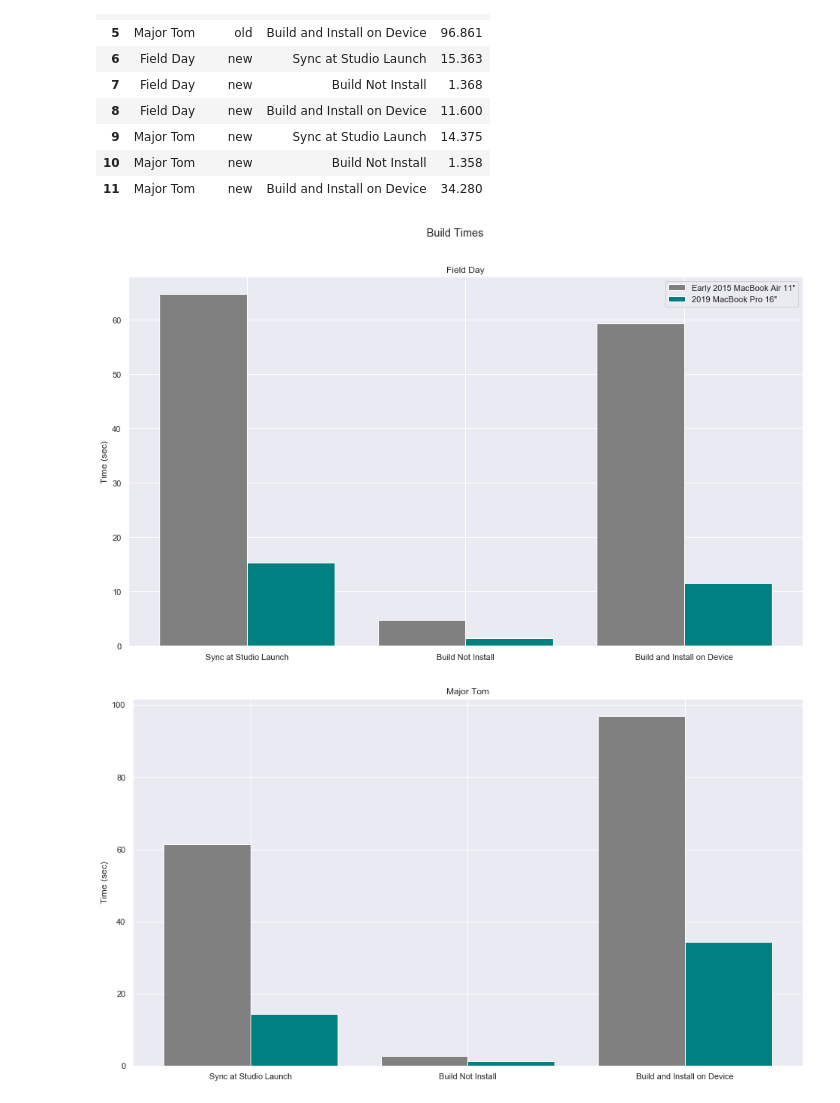
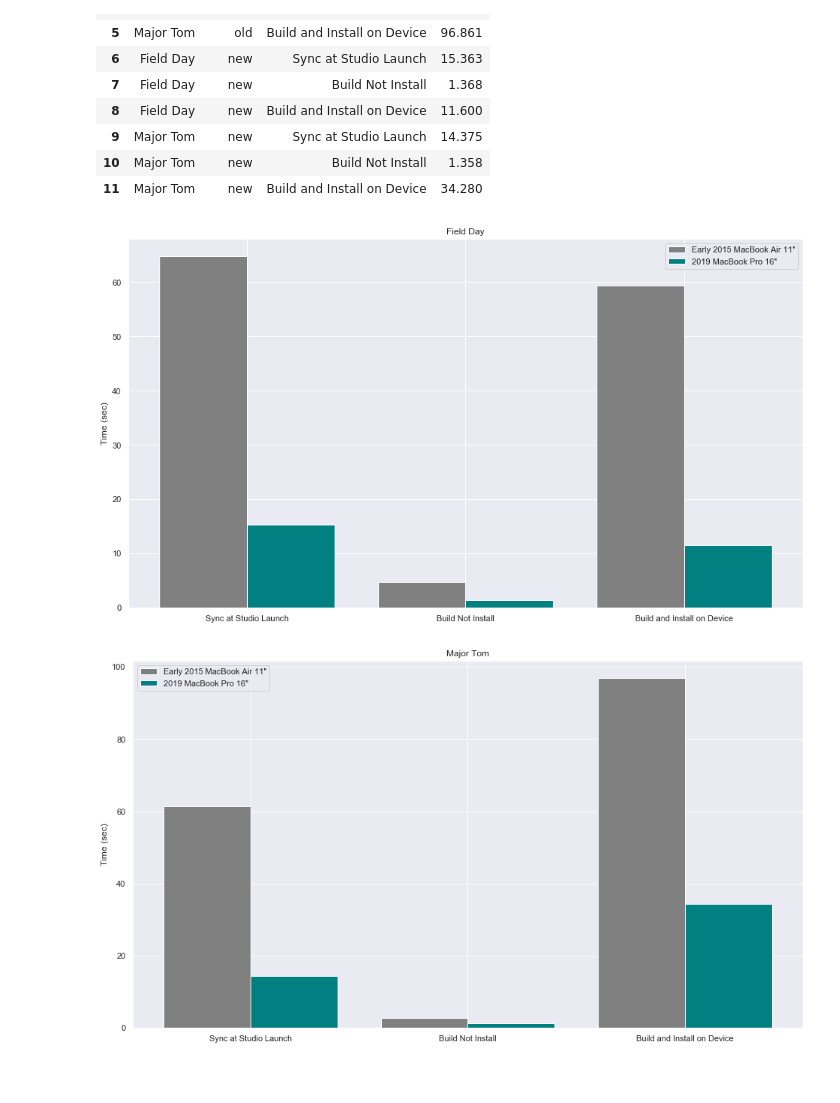
Before and after one commit to craigearley/studio-build-time-comparison, a Jupyter notebook: android-studio-build-comparison.ipynb, the cells around one changed output. Cells and saved outputs as stored; diff of their text form; code cells hidden in the pictures; blank space fills up the shorter version.

```diff
--- a/android-studio-build-comparison.ipynb
+++ b/android-studio-build-comparison.ipynb
@@ -32,27 +32,27 @@ new_majortom = studio_data[(studio_data.laptop=='new') & (studio_data.app=='Majo
 # %%
 sns.set()
 
 index = new_fieldday.index
 bar_width = 0.4
 
 fig = plt.figure(figsize=(16,9))
-fig.suptitle("Build Times")
 
 bars_old = plt.bar(index, old_fieldday['time'], bar_width, color='gray', label='Early 2015 MacBook Air 11\"')
 bars_new = plt.bar(index + bar_width, new_fieldday['time'], bar_width, color='teal', label='2019 MacBook Pro 16\"')
 plt.title('Field Day')
 plt.ylabel('Time (sec)')
 plt.xticks(index+0.5*bar_width, studio_data.step)
 plt.legend()
-plt.show()
+plt.savefig("fieldday.png")
 
 plt.figure(figsize=(16,9))
 bars_old = plt.bar(index, old_majortom['time'], bar_width, color='gray', label='Early 2015 MacBook Air 11\"')
 bars_new = plt.bar(index + bar_width, new_majortom['time'], bar_width, color='teal', label='2019 MacBook Pro 16\"')
 plt.title('Major Tom')
 plt.ylabel('Time (sec)')
 plt.xticks(index+0.5*bar_width, studio_data.step)
-plt.show()
+plt.legend()
+plt.savefig("majortom.png")
 # %% [output]
-[figure, old version]
+[figure, new version]
-[figure, old version]
+[figure, new version]
```
